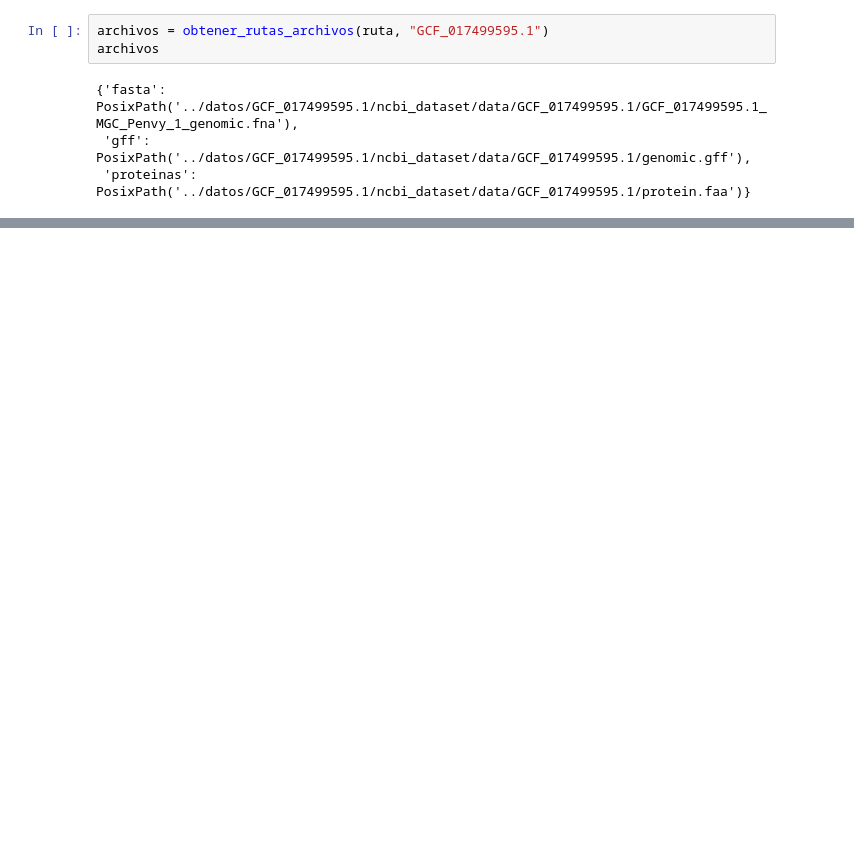
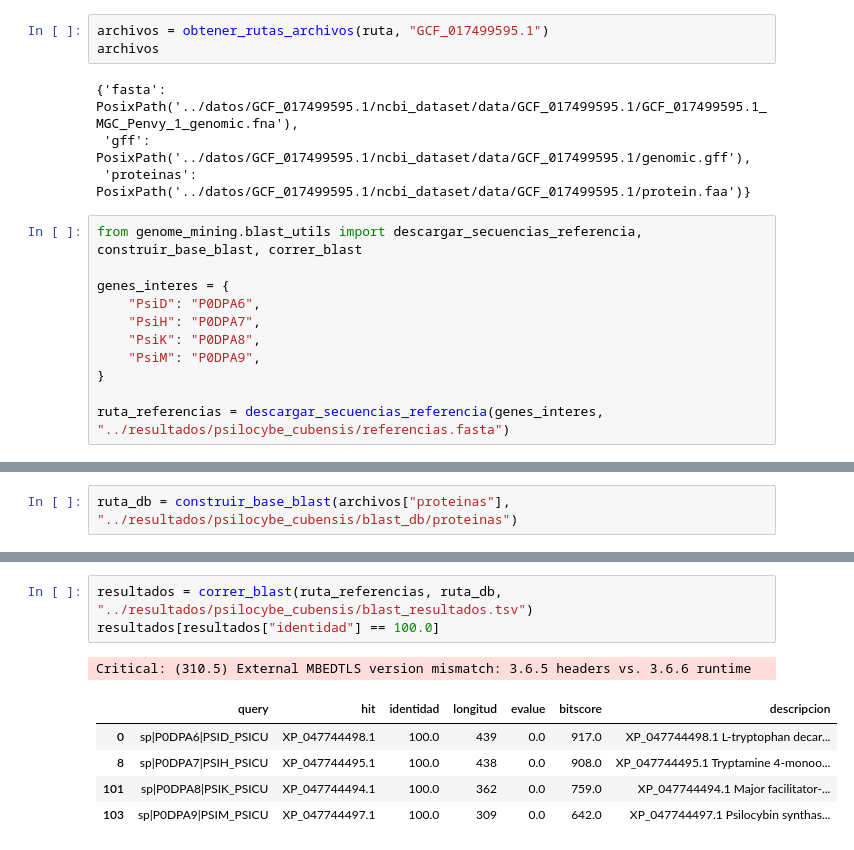
Before and after one commit to giovvnni-flux/psilocybe-genome-mining, a Jupyter notebook: notebooks/prueba_modulo_descarga.ipynb, the cells around one changed output, grey strips where cells are left out. Cells and saved outputs as stored; diff of their text form; blank space fills up the shorter version.

```diff
--- a/notebooks/prueba_modulo_descarga.ipynb
+++ b/notebooks/prueba_modulo_descarga.ipynb
@@ -40,3 +19,14 @@ archivos
 {'fasta': PosixPath('../datos/GCF_017499595.1/ncbi_dataset/data/GCF_017499595.1/GCF_017499595.1_MGC_Penvy_1_genomic.fna'),
  'gff': PosixPath('../datos/GCF_017499595.1/ncbi_dataset/data/GCF_017499595.1/genomic.gff'),
  'proteinas': PosixPath('../datos/GCF_017499595.1/ncbi_dataset/data/GCF_017499595.1/protein.faa')}
+# %%
+from genome_mining.blast_utils import descargar_secuencias_referencia, construir_base_blast, correr_blast
+
+genes_interes = {
+    "PsiD": "P0DPA6",
+    "PsiH": "P0DPA7",
+    "PsiK": "P0DPA8",
+    "PsiM": "P0DPA9",
+}
+
+ruta_referencias = descargar_secuencias_referencia(genes_interes, "../resultados/psilocybe_cubensis/referencias.fasta")
@@ -42,0 +38,2 @@ archivos
+# %%
+ruta_db = construir_base_blast(archivos["proteinas"], "../resultados/psilocybe_cubensis/blast_db/proteinas")
@@ -42,0 +50,10 @@ archivos
+# %%
+resultados = correr_blast(ruta_referencias, ruta_db, "../resultados/psilocybe_cubensis/blast_resultados.tsv")
+resultados[resultados["identidad"] == 100.0]
+# %% [output]
+Critical: (310.5) External MBEDTLS version mismatch: 3.6.5 headers vs. 3.6.6 runtime
+|  | query | hit | identidad | longitud | evalue | bitscore | descripcion |
+| 0 | sp|P0DPA6|PSID_PSICU | XP_047744498.1 | 100.0 | 439 | 0.0 | 917.0 | XP_047744498.1 L-tryptophan decar... |
+| 8 | sp|P0DPA7|PSIH_PSICU | XP_047744495.1 | 100.0 | 438 | 0.0 | 908.0 | XP_047744495.1 Tryptamine 4-monoo... |
+| 101 | sp|P0DPA8|PSIK_PSICU | XP_047744494.1 | 100.0 | 362 | 0.0 | 759.0 | XP_047744494.1 Major facilitator-... |
+| 103 | sp|P0DPA9|PSIM_PSICU | XP_047744497.1 | 100.0 | 309 | 0.0 | 642.0 | XP_047744497.1 Psilocybin synthas... |
```
Also changed, not shown: parts of 11 cells of this notebook, 13 other files.
